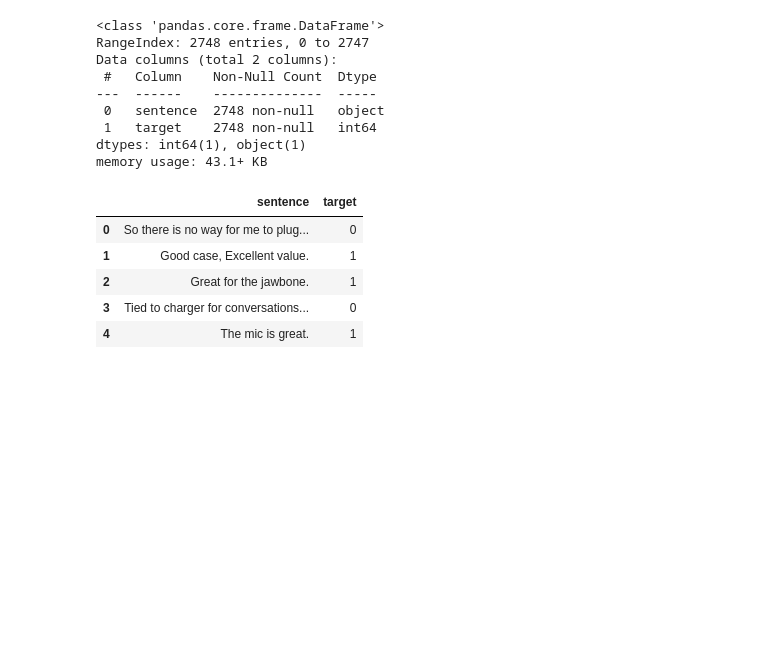
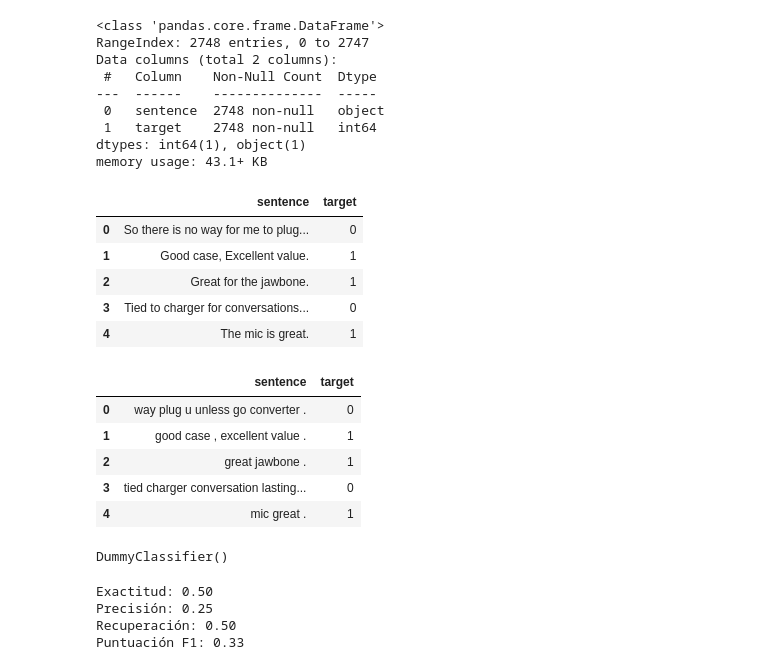
Before and after one commit to arango850/CED_III_TI_II, a Jupyter notebook: TI III.ipynb, the cells around one changed output. Cells and saved outputs as stored; diff of their text form; code cells hidden in the pictures; blank space fills up the shorter version.

Commit message:
DummyClassifier implementado

```diff
--- a/TI III.ipynb
+++ b/TI III.ipynb
@@ -36,5 +31,5 @@ Saving yelp_labelled.txt to yelp_labelled.txt
 # %%
-df_amazon = pd.read_csv(r"amazon_cells_labelled.txt",sep="\t",header=None,names=['sentence','target'])
+df_amazon = pd.read_csv(r"sentiment labelled sentences\amazon_cells_labelled.txt",sep="\t",header=None,names=['sentence','target'])
 # %%
 df_amazon.info()
 # %% [output]
@@ -48,7 +43,7 @@ Data columns (total 2 columns):
 dtypes: int64(1), object(1)
 memory usage: 15.8+ KB
 # %%
-df_imbd = pd.read_csv(r"imdb_labelled.txt",sep="\t",header=None,names=['sentence','target'])
+df_imbd = pd.read_csv(r"sentiment labelled sentences\imdb_labelled.txt",sep="\t",header=None,names=['sentence','target'])
 # %%
 df_imbd.info()
 # %% [output]
@@ -62,7 +57,7 @@ Data columns (total 2 columns):
 dtypes: int64(1), object(1)
 memory usage: 11.8+ KB
 # %%
-df_yelp = pd.read_csv(r"yelp_labelled.txt",sep="\t",header=None,names=['sentence','target'])
+df_yelp = pd.read_csv(r"sentiment labelled sentences\yelp_labelled.txt",sep="\t",header=None,names=['sentence','target'])
 # %%
 df_yelp.info()
 # %% [output]
@@ -110,3 +105,14 @@ def preprocess_text(text):
     tokens = [lemmatizer.lemmatize(token) for token in tokens]
     processed_text = ' '.join(tokens)
     return processed_text
+# %%
+df['sentence'] = df['sentence'].apply(preprocess_text)
+# %%
+df.head()
+# %% [output]
+|  | sentence | target |
+| 0 | way plug u unless go converter . | 0 |
+| 1 | good case , excellent value . | 1 |
+| 2 | great jawbone . | 1 |
+| 3 | tied charger conversation lasting... | 0 |
+| 4 | mic great . | 1 |
@@ -112,0 +149,24 @@ def preprocess_text(text):
+# %%
+dummy_clf = DummyClassifier()
+dummy_clf.fit(sequences_train, y_train)
+# %% [output]
+DummyClassifier()
+# %%
+y_pred = dummy_clf.predict(sequences_test)
+
+
+accuracy = accuracy_score(y_test, y_pred)
+precision = precision_score(y_test, y_pred, average='weighted')
+recall = recall_score(y_test, y_pred, average='weighted')
+f1 = f1_score(y_test, y_pred, average='weighted')
+
+
+print(f'Exactitud: {accuracy:.2f}')
+print(f'Precisión: {precision:.2f}')
+print(f'Recuperación: {recall:.2f}')
+print(f'Puntuación F1: {f1:.2f}')
+# %% [output]
+Exactitud: 0.50
+Precisión: 0.25
+Recuperación: 0.50
+Puntuación F1: 0.33
```
Also changed, not shown: parts of 7 cells of this notebook.
